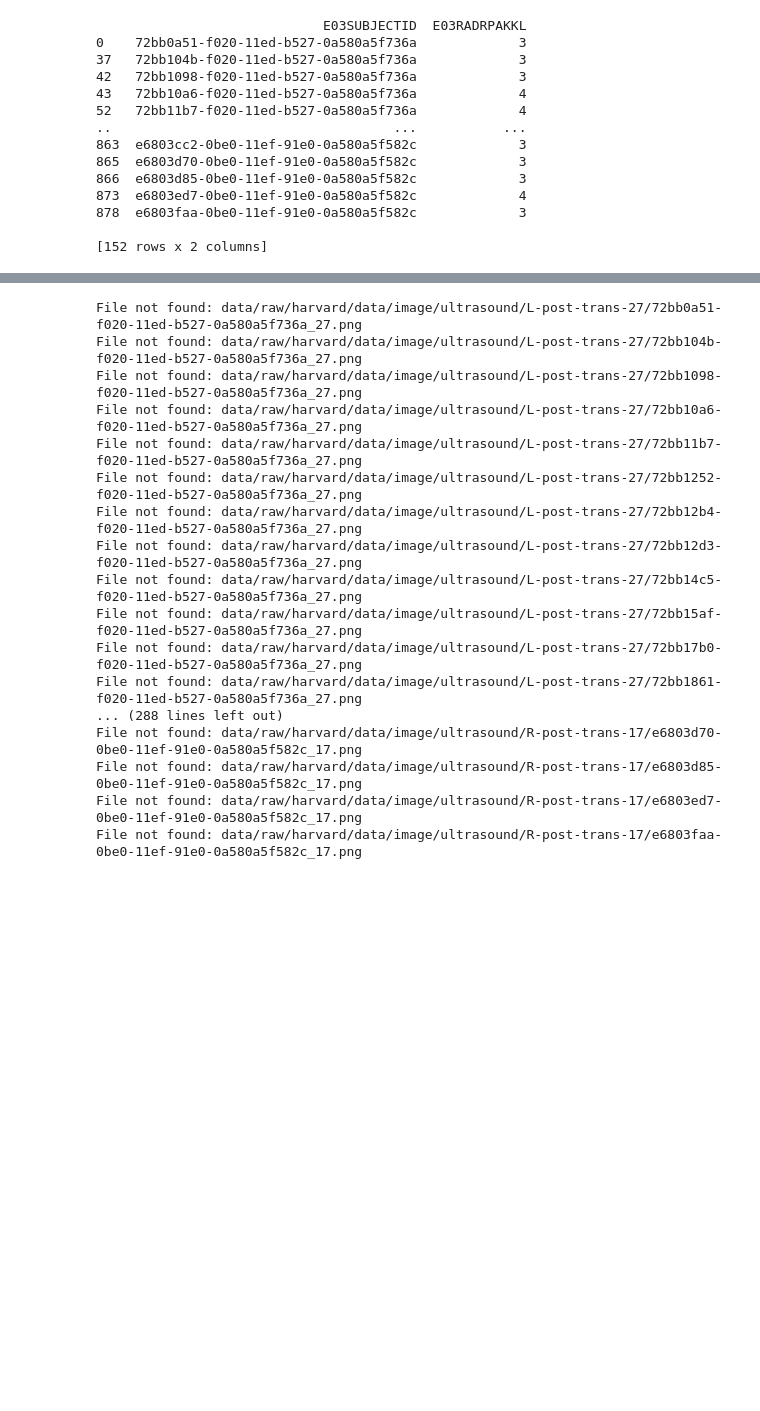
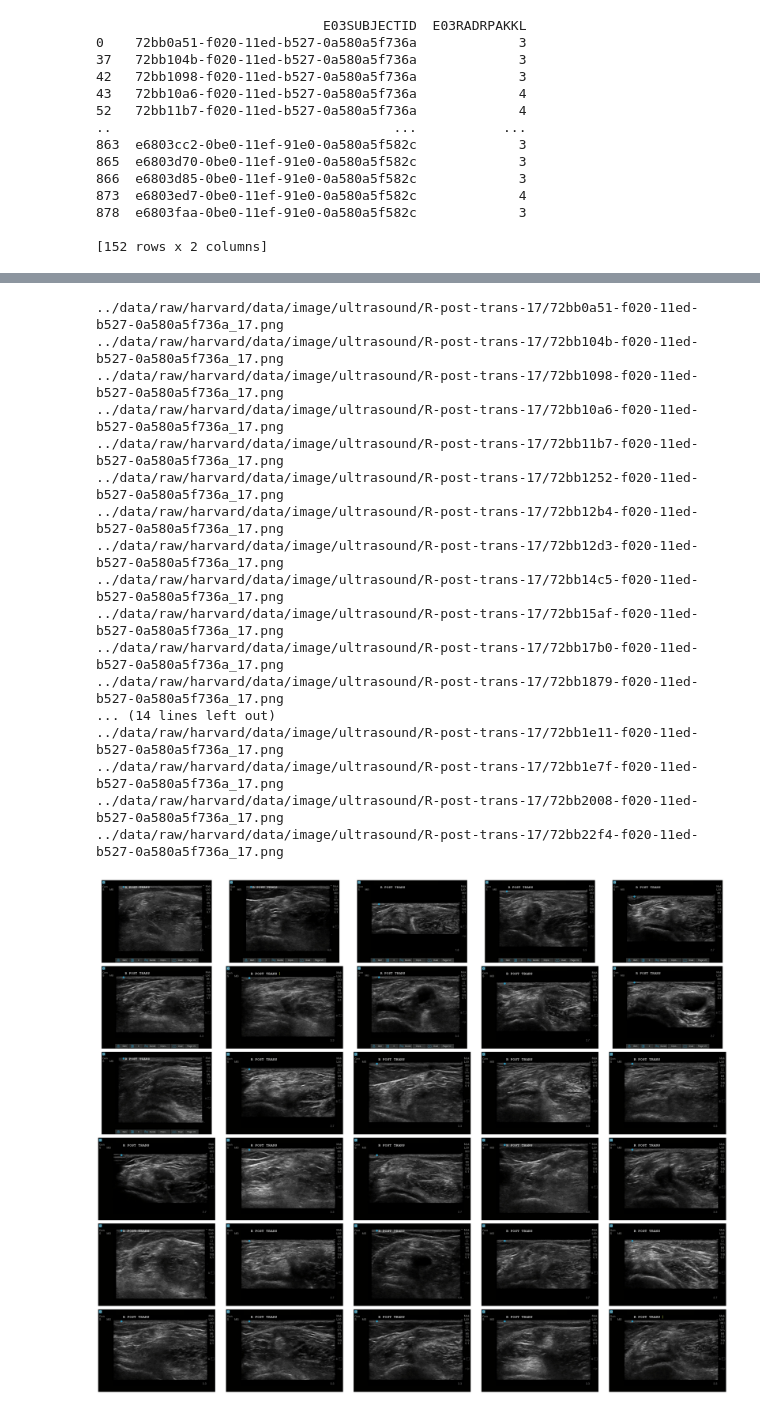
Before and after one commit to dungmn/knee_segmentation, a Jupyter notebook: notebooks/data_analysis.ipynb, the cells around one changed output, grey strips where cells are left out. Saved outputs shown, nothing was run; the diff lists cells and outputs as text; code cells hidden in the pictures; blank space fills up the shorter version.

```diff
--- a/notebooks/data_analysis.ipynb
+++ b/notebooks/data_analysis.ipynb
@@ -25,37 +45,56 @@ print(top_subjects)
 # %%
 import os
-image_dirs = ["../data/raw/harvard/data/image/ultrasound/L-post-trans-27", "../data/raw/harvard/data/image/ultrasound/R-post-trans-17"]
+
+image_dirs = [
+    # "../data/raw/harvard/data/image/ultrasound/L-post-trans-27",
+    "../data/raw/harvard/data/image/ultrasound/R-post-trans-17"
+]
 result_paths = []
 
-#visualize all images has the name in top_subjects
+# Collect up to 15 valid image paths
 for image_dir in image_dirs:
     for subject in top_subjects["E03SUBJECTID"]:
         image_path = f"{image_dir}/{subject}_{image_dir[-2:]}.png"
         if os.path.exists(image_path):
-            print(image_path)
-            result_paths.append(image_path)
-            img = plt.imread(image_path)
-            plt.imshow(img, cmap="gray")
-            plt.title(f"Subject {subject}")
-            plt.axis("off")
-            plt.show()
-        else:
-            print(f"File not found: {image_path}")
+            result_paths.append((image_path, subject))
+        if len(result_paths) >= 30:
+            break
+    if len(result_paths) >= 30:
+        break
+
+# Plot in a 3x5 grid
+fig, axes = plt.subplots(6, 5, figsize=(30, 24))
+axes = axes.flatten()
+
+for ax, (image_path, subject) in zip(axes, result_paths):
+    print(image_path)
+    img = plt.imread(image_path)
+    ax.imshow(img, cmap="gray")
+    # ax.set_title(f"Subject {subject}")
+    ax.axis("off")
+
+# Hide unused subplots
+for ax in axes[len(result_paths):]:
+    ax.axis("off")
+
+plt.tight_layout()
+plt.show()
 # %% [output]
-File not found: data/raw/harvard/data/image/ultrasound/L-post-trans-27/72bb0a51-f020-11ed-b527-0a580a5f736a_27.png
-File not found: data/raw/harvard/data/image/ultrasound/L-post-trans-27/72bb104b-f020-11ed-b527-0a580a5f736a_27.png
-File not found: data/raw/harvard/data/image/ultrasound/L-post-trans-27/72bb1098-f020-11ed-b527-0a580a5f736a_27.png
-File not found: data/raw/harvard/data/image/ultrasound/L-post-trans-27/72bb10a6-f020-11ed-b527-0a580a5f736a_27.png
-File not found: data/raw/harvard/data/image/ultrasound/L-post-trans-27/72bb11b7-f020-11ed-b527-0a580a5f736a_27.png
-File not found: data/raw/harvard/data/image/ultrasound/L-post-trans-27/72bb1252-f020-11ed-b527-0a580a5f736a_27.png
-File not found: data/raw/harvard/data/image/ultrasound/L-post-trans-27/72bb12b4-f020-11ed-b527-0a580a5f736a_27.png
-File not found: data/raw/harvard/data/image/ultrasound/L-post-trans-27/72bb12d3-f020-11ed-b527-0a580a5f736a_27.png
-File not found: data/raw/harvard/data/image/ultrasound/L-post-trans-27/72bb14c5-f020-11ed-b527-0a580a5f736a_27.png
-File not found: data/raw/harvard/data/image/ultrasound/L-post-trans-27/72bb15af-f020-11ed-b527-0a580a5f736a_27.png
-File not found: data/raw/harvard/data/image/ultrasound/L-post-trans-27/72bb17b0-f020-11ed-b527-0a580a5f736a_27.png
-File not found: data/raw/harvard/data/image/ultrasound/L-post-trans-27/72bb1861-f020-11ed-b527-0a580a5f736a_27.png
-... (288 lines left out)
-File not found: data/raw/harvard/data/image/ultrasound/R-post-trans-17/e6803d70-0be0-11ef-91e0-0a580a5f582c_17.png
-File not found: data/raw/harvard/data/image/ultrasound/R-post-trans-17/e6803d85-0be0-11ef-91e0-0a580a5f582c_17.png
-File not found: data/raw/harvard/data/image/ultrasound/R-post-trans-17/e6803ed7-0be0-11ef-91e0-0a580a5f582c_17.png
-File not found: data/raw/harvard/data/image/ultrasound/R-post-trans-17/e6803faa-0be0-11ef-91e0-0a580a5f582c_17.png
+../data/raw/harvard/data/image/ultrasound/R-post-trans-17/72bb0a51-f020-11ed-b527-0a580a5f736a_17.png
+../data/raw/harvard/data/image/ultrasound/R-post-trans-17/72bb104b-f020-11ed-b527-0a580a5f736a_17.png
+../data/raw/harvard/data/image/ultrasound/R-post-trans-17/72bb1098-f020-11ed-b527-0a580a5f736a_17.png
+../data/raw/harvard/data/image/ultrasound/R-post-trans-17/72bb10a6-f020-11ed-b527-0a580a5f736a_17.png
+../data/raw/harvard/data/image/ultrasound/R-post-trans-17/72bb11b7-f020-11ed-b527-0a580a5f736a_17.png
+../data/raw/harvard/data/image/ultrasound/R-post-trans-17/72bb1252-f020-11ed-b527-0a580a5f736a_17.png
+../data/raw/harvard/data/image/ultrasound/R-post-trans-17/72bb12b4-f020-11ed-b527-0a580a5f736a_17.png
+../data/raw/harvard/data/image/ultrasound/R-post-trans-17/72bb12d3-f020-11ed-b527-0a580a5f736a_17.png
+../data/raw/harvard/data/image/ultrasound/R-post-trans-17/72bb14c5-f020-11ed-b527-0a580a5f736a_17.png
+../data/raw/harvard/data/image/ultrasound/R-post-trans-17/72bb15af-f020-11ed-b527-0a580a5f736a_17.png
+../data/raw/harvard/data/image/ultrasound/R-post-trans-17/72bb17b0-f020-11ed-b527-0a580a5f736a_17.png
+../data/raw/harvard/data/image/ultrasound/R-post-trans-17/72bb1879-f020-11ed-b527-0a580a5f736a_17.png
+... (14 lines left out)
+../data/raw/harvard/data/image/ultrasound/R-post-trans-17/72bb1e11-f020-11ed-b527-0a580a5f736a_17.png
+../data/raw/harvard/data/image/ultrasound/R-post-trans-17/72bb1e7f-f020-11ed-b527-0a580a5f736a_17.png
+../data/raw/harvard/data/image/ultrasound/R-post-trans-17/72bb2008-f020-11ed-b527-0a580a5f736a_17.png
+../data/raw/harvard/data/image/ultrasound/R-post-trans-17/72bb22f4-f020-11ed-b527-0a580a5f736a_17.png
+[figure, added]
```
Also changed, not shown: parts of 2 cells of this notebook, 3 other files.
